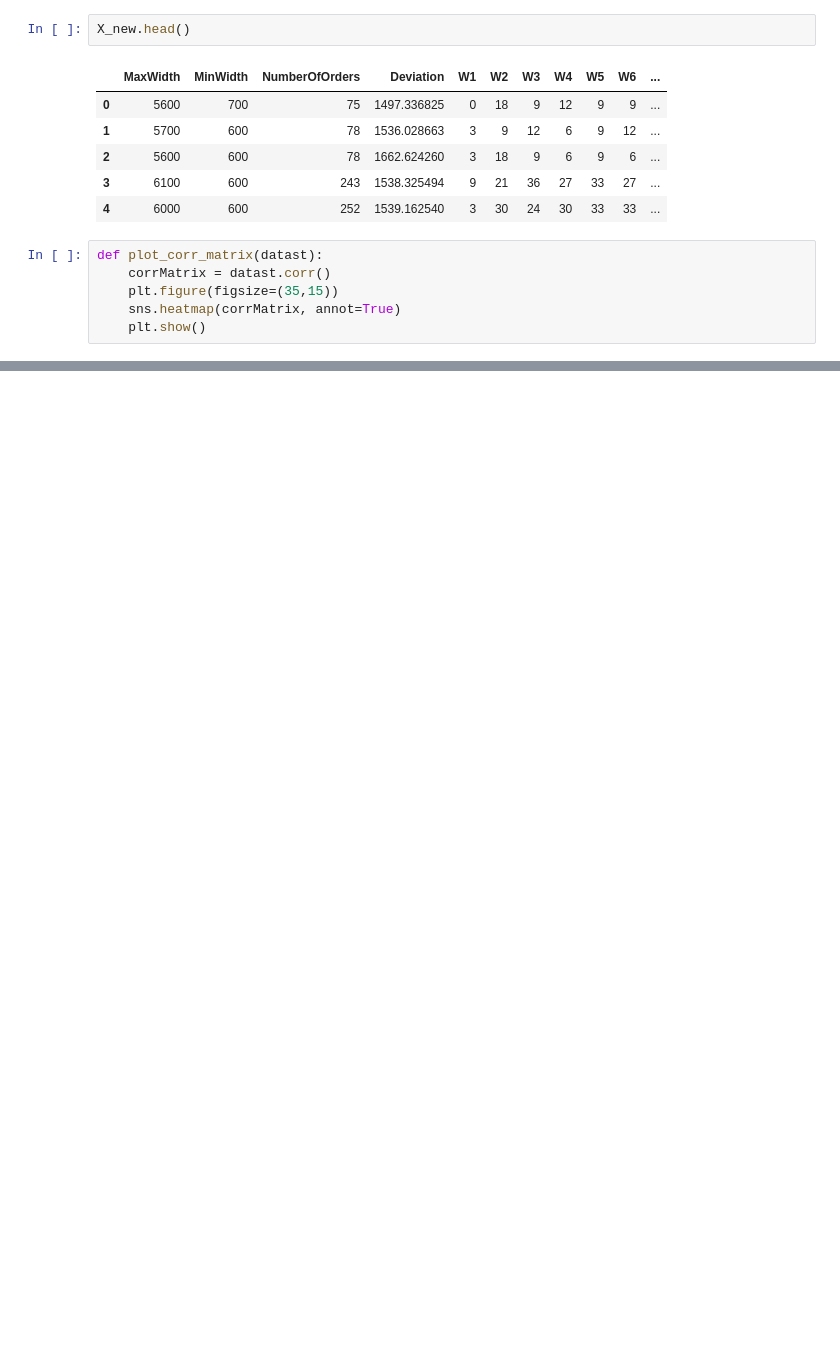
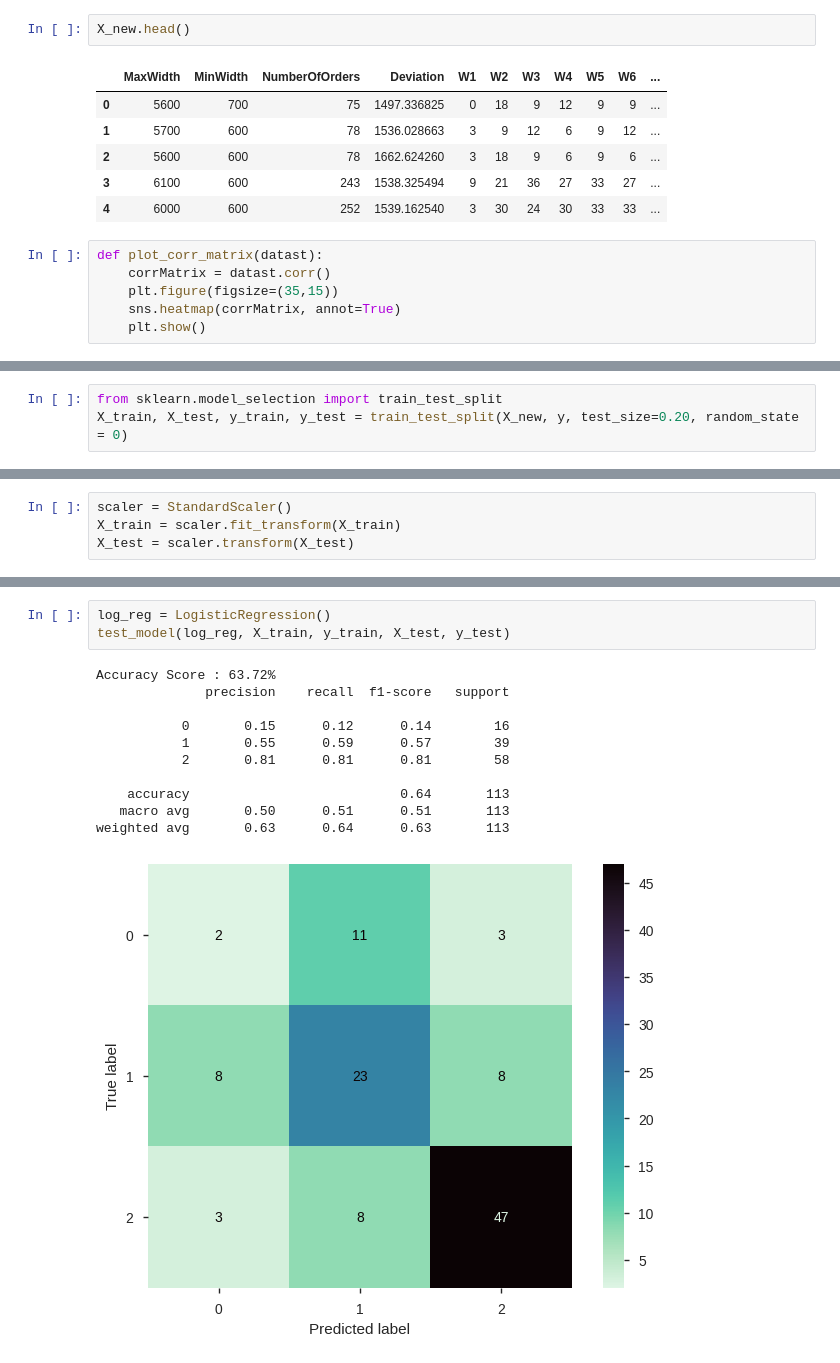
Before and after one commit to teoad95/Infusing-business-optimization-processes-with-machine-learning-and-expert-knowledge., a Jupyter notebook: Main_notebook.ipynb, the cells around one changed output, grey strips where cells are left out. Cells and saved outputs as stored; diff of their text form; blank space fills up the shorter version.

```diff
--- a/Main_notebook.ipynb
+++ b/Main_notebook.ipynb
@@ -166,3 +168,6 @@ def plot_corr_matrix(datast):
 plot_corr_matrix(X_new)
 # %% [output]
 [figure]
+# %%
+from sklearn.model_selection import train_test_split
+X_train, X_test, y_train, y_test = train_test_split(X_new, y, test_size=0.20, random_state = 0)
@@ -168,0 +176,4 @@ plot_corr_matrix(X_new)
+# %%
+scaler = StandardScaler()
+X_train = scaler.fit_transform(X_train)
+X_test = scaler.transform(X_test)
@@ -168,0 +189,15 @@ plot_corr_matrix(X_new)
+# %%
+log_reg = LogisticRegression()
+test_model(log_reg, X_train, y_train, X_test, y_test)
+# %% [output]
+Accuracy Score : 63.72%
+              precision    recall  f1-score   support
+
+           0       0.15      0.12      0.14        16
+           1       0.55      0.59      0.57        39
+           2       0.81      0.81      0.81        58
+
+    accuracy                           0.64       113
+   macro avg       0.50      0.51      0.51       113
+weighted avg       0.63      0.64      0.63       113
+[figure, added]
```
Also changed, not shown: parts of 27 cells of this notebook.
